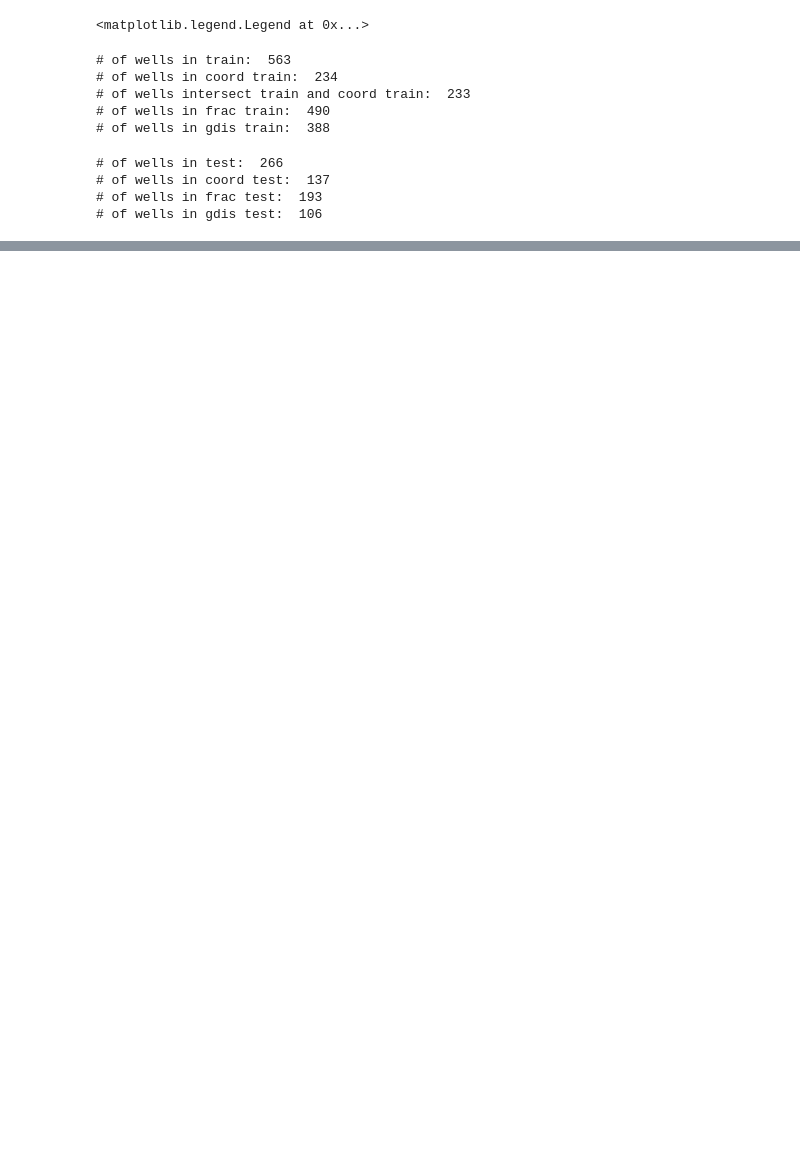
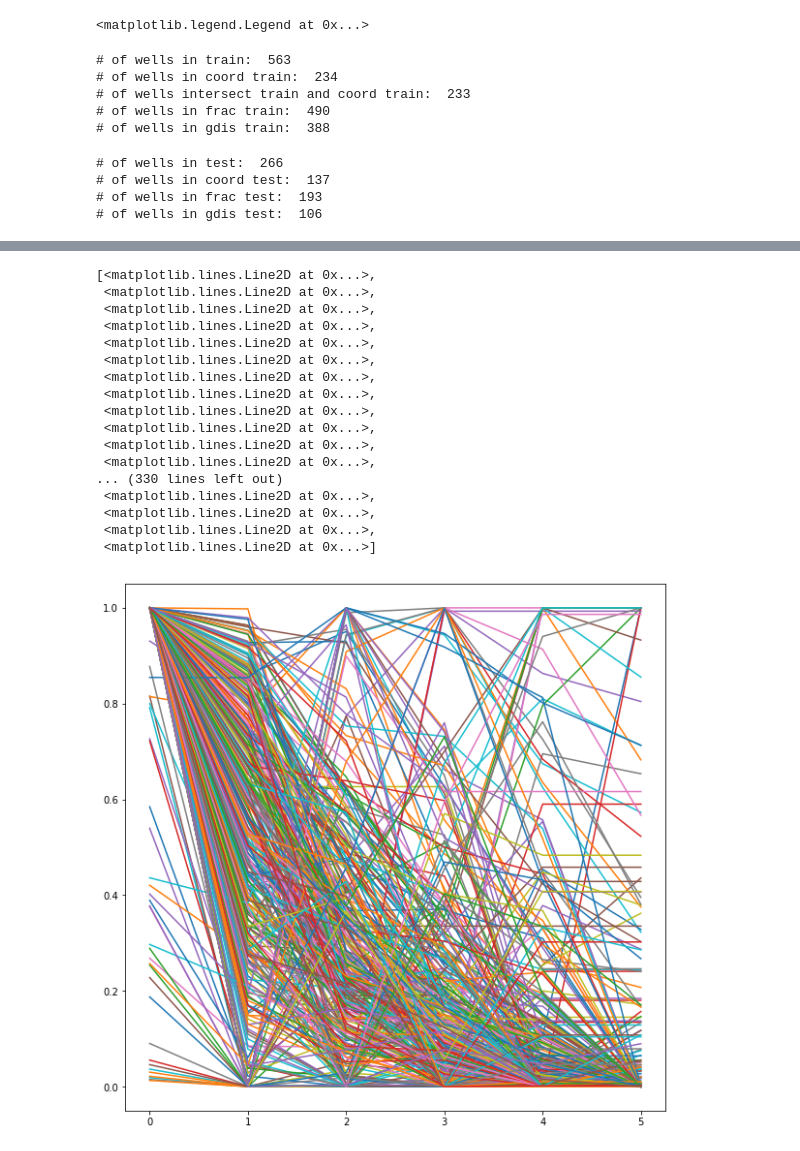
Before and after one commit to koskotG/gpn_comp, a Jupyter notebook: kg_eda.ipynb, the cells around one changed output, grey strips where cells are left out. Saved outputs shown, nothing was run; the diff lists cells and outputs as text; code cells hidden in the pictures; blank space fills up the shorter version.

```diff
--- a/kg_eda.ipynb
+++ b/kg_eda.ipynb
@@ -204,0 +168,14 @@ Name: Дата, dtype: datetime64[ns]
+# %%
+df_train_temp_b = df_train_temp.copy()
+df_train_temp_b['month'] = 0
+short_wells = []
+for well in df_train_temp_b['Скважина'].unique().tolist():
+    num_month = df_train_temp_b.loc[df_train_temp_b['Скважина'] == well].shape[0]
+    if num_month != 6:
+        short_wells.append(well)
+    df_train_temp_b.loc[df_train_temp_b['Скважина'] == well, 'month'] = list(range(num_month))
+# %%
+df_train_temp_b = df_train_temp_b[~df_train_temp_b['Скважина'].isin(short_wells)]
+# %%
+df_liq_train = df_train_temp_b[['Скважина','month', 'liq_rate']].set_index(['Скважина', 'month']).unstack(0).fillna(0)
+df_liq_train.columns = df_liq_train.columns.droplevel(0)
@@ -204,0 +214,27 @@ Name: Дата, dtype: datetime64[ns]
+# %%
+#df_liq_train_norm = df_liq_train.copy()
+liq_scaler = MinMaxScaler()
+df_liq_train_norm = pd.DataFrame(liq_scaler.fit(df_liq_train.values).transform(df_liq_train.values),
+                                 index = df_liq_train.index, columns = df_liq_train.columns)
+# %%
+plt.figure(figsize=(10,10))
+plt.plot(df_liq_train_norm.loc[:, (df_liq_train_norm.iloc[0,:] - df_liq_train_norm.iloc[1,:]) > 0])
+# %% [output]
+[<matplotlib.lines.Line2D at 0x...>,
+ <matplotlib.lines.Line2D at 0x...>,
+ <matplotlib.lines.Line2D at 0x...>,
+ <matplotlib.lines.Line2D at 0x...>,
+ <matplotlib.lines.Line2D at 0x...>,
+ <matplotlib.lines.Line2D at 0x...>,
+ <matplotlib.lines.Line2D at 0x...>,
+ <matplotlib.lines.Line2D at 0x...>,
+ <matplotlib.lines.Line2D at 0x...>,
+ <matplotlib.lines.Line2D at 0x...>,
+ <matplotlib.lines.Line2D at 0x...>,
+ <matplotlib.lines.Line2D at 0x...>,
+... (330 lines left out)
+ <matplotlib.lines.Line2D at 0x...>,
+ <matplotlib.lines.Line2D at 0x...>,
+ <matplotlib.lines.Line2D at 0x...>,
+ <matplotlib.lines.Line2D at 0x...>]
+[figure, added]
```
Also changed, not shown: parts of 32 cells of this notebook.
